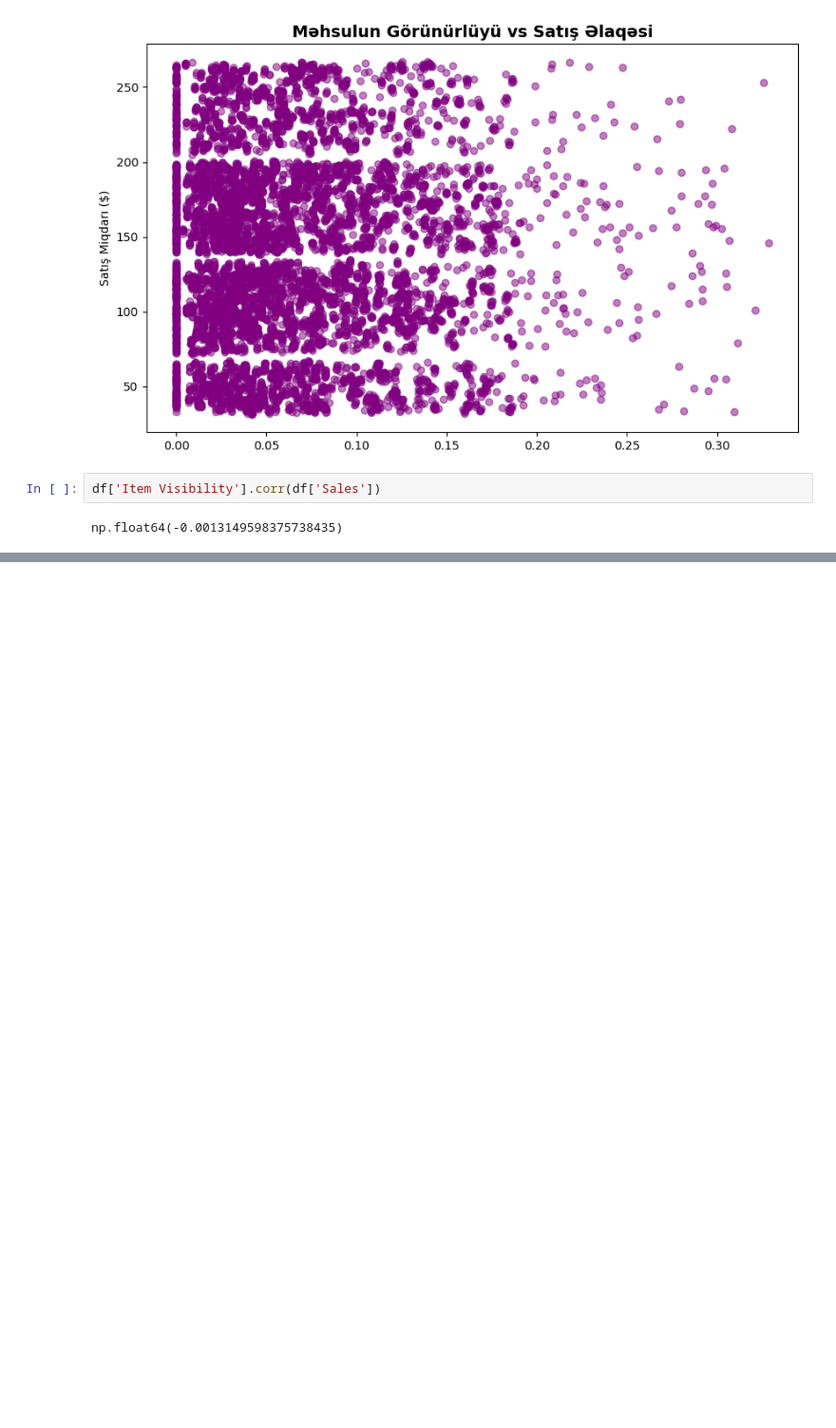
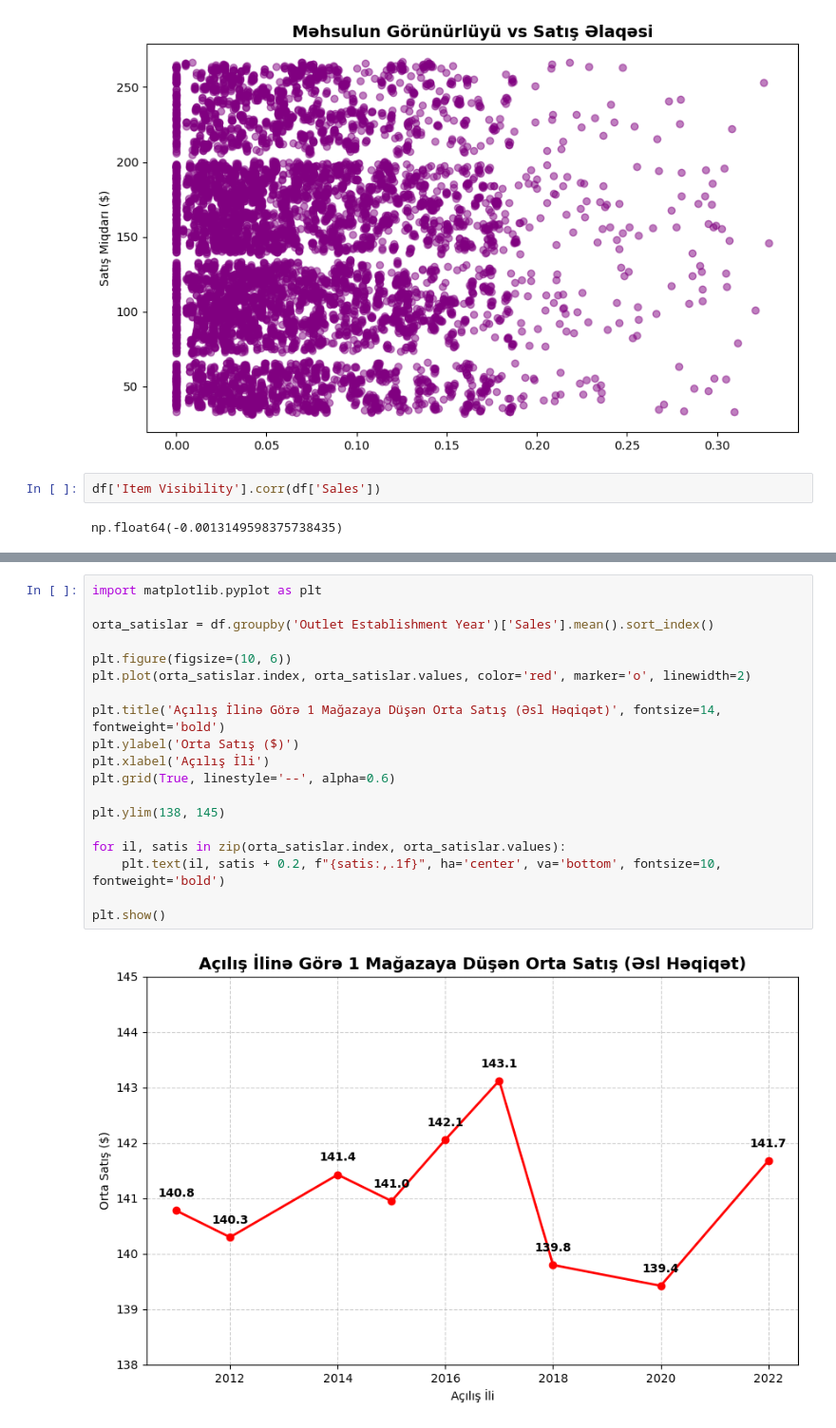
Before and after one commit to Nicat777222/Python-Data-Analysis-Tricks, a Jupyter notebook: 01_BlinkIT_Data_Temizleme_ve_Satis.ipynb, the cells around one changed output, grey strips where cells are left out. Shown at 95% size. Cells and saved outputs as stored; diff of their text form; blank space fills up the shorter version.

```diff
--- a/01_BlinkIT_Data_Temizleme_ve_Satis.ipynb
+++ b/01_BlinkIT_Data_Temizleme_ve_Satis.ipynb
@@ -134,0 +191,21 @@ plt.show()
+# %%
+import matplotlib.pyplot as plt
+
+orta_satislar = df.groupby('Outlet Establishment Year')['Sales'].mean().sort_index()
+
+plt.figure(figsize=(10, 6))
+plt.plot(orta_satislar.index, orta_satislar.values, color='red', marker='o', linewidth=2)
+
+plt.title('Açılış İlinə Görə 1 Mağazaya Düşən Orta Satış (Əsl Həqiqət)', fontsize=14, fontweight='bold')
+plt.ylabel('Orta Satış ($)')
+plt.xlabel('Açılış İli')
+plt.grid(True, linestyle='--', alpha=0.6)
+
+plt.ylim(138, 145)
+
+for il, satis in zip(orta_satislar.index, orta_satislar.values):
+    plt.text(il, satis + 0.2, f"{satis:,.1f}", ha='center', va='bottom', fontsize=10, fontweight='bold')
+
+plt.show()
+# %% [output]
+[figure, added]
```
Also changed, not shown: parts of 6 cells of this notebook.
